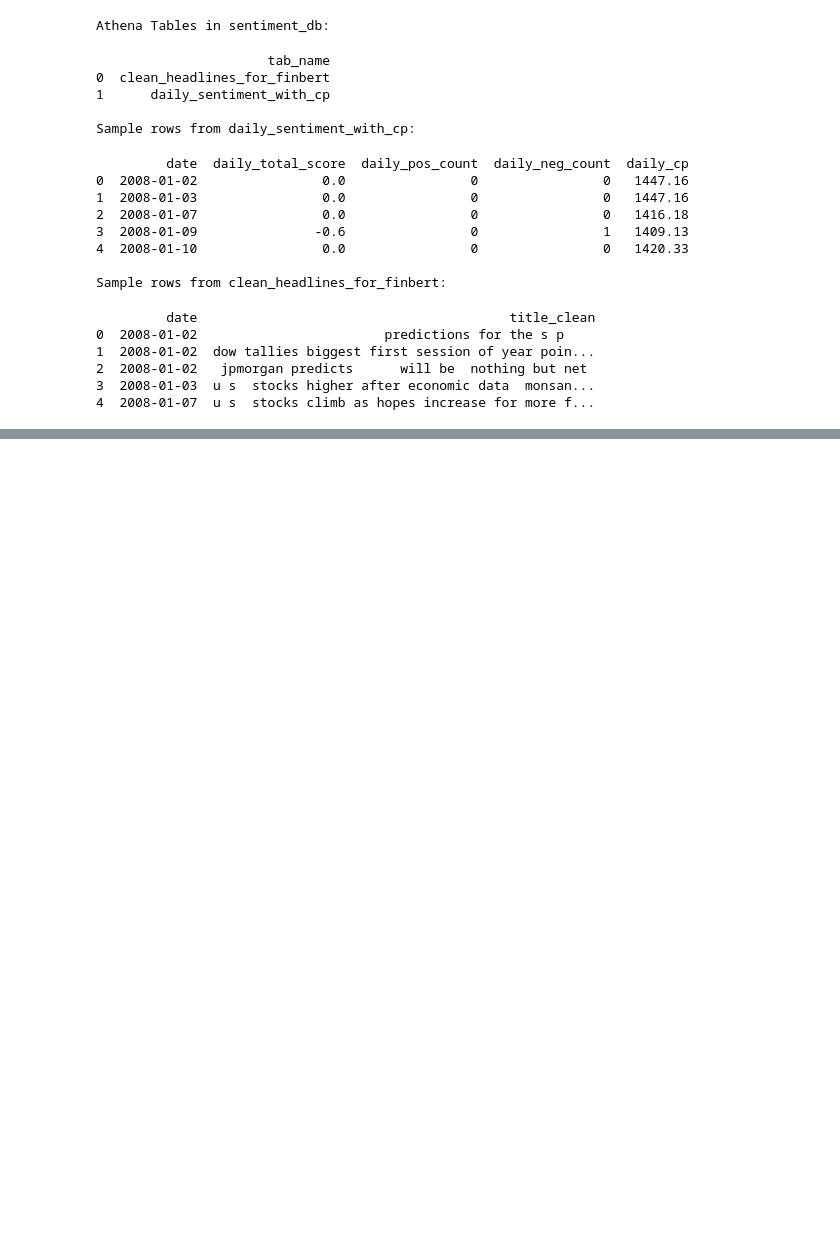
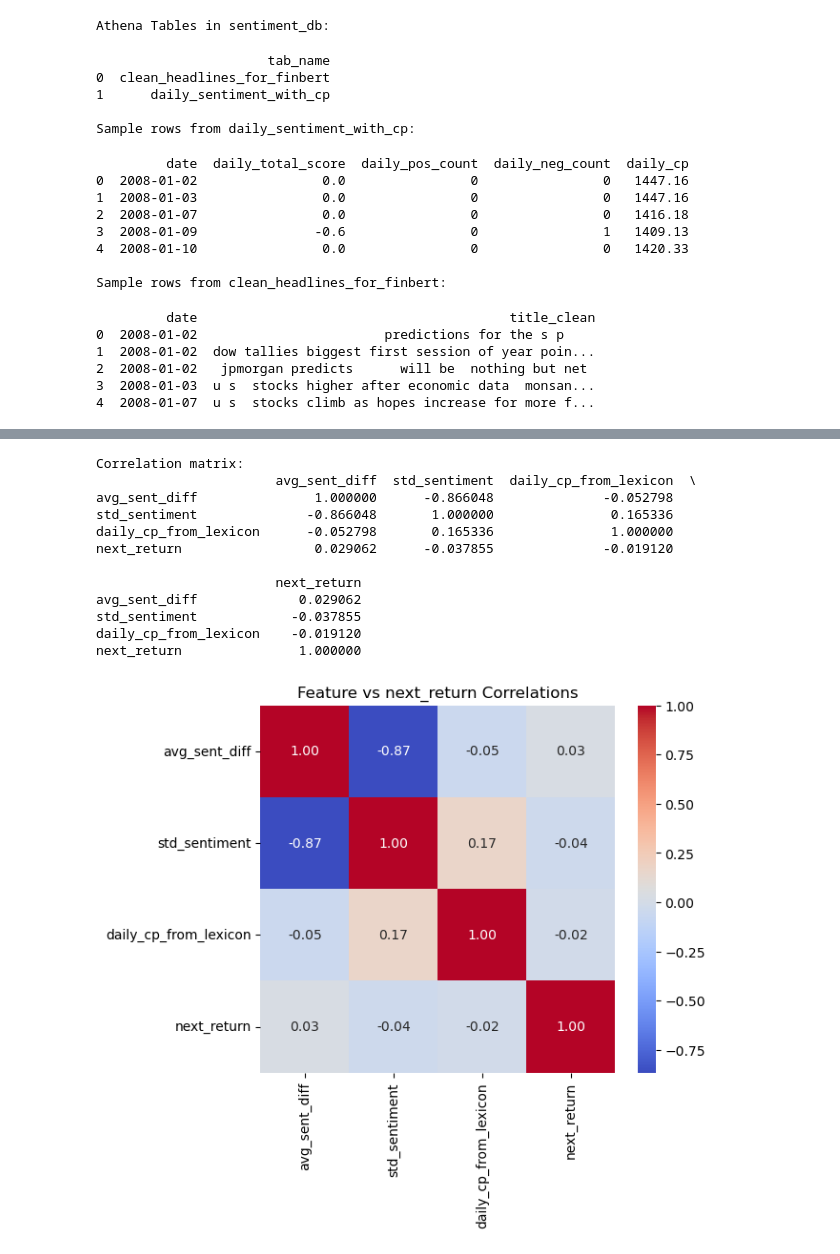
Before and after one commit to ZenWang00/TextAnalysisProject, a Jupyter notebook: notebooks/TextAnalysisProject_Implementation.ipynb, the cells around one changed output, grey strips where cells are left out. Saved outputs shown, nothing was run; the diff lists cells and outputs as text; code cells hidden in the pictures; blank space fills up the shorter version.

```diff
--- a/notebooks/TextAnalysisProject_Implementation.ipynb
+++ b/notebooks/TextAnalysisProject_Implementation.ipynb
@@ -260,0 +273,12 @@ print(df.head())
+# %%
+import boto3
+s3 = boto3.client("s3")
+bucket = "textdataproject-processed-features-zitian"
+prefix = "sentiment_per_headline"
+
+for date, sub_df in df_headlines.groupby("date"):
+    local_file = f"/tmp/sentiment_{date}.parquet"
+    sub_df.to_parquet(local_file, index=False, engine="pyarrow")
+    key = f"{prefix}/date={date}/sentiment.parquet"
+    s3.upload_file(local_file, bucket, key)
+    print(f"Uploaded date={date}  to  s3://{bucket}/{key}")
@@ -260,0 +288,56 @@ print(df.head())
+# %%
+import io
+import boto3
+import pandas as pd
+import numpy as np
+import matplotlib.pyplot as plt
+import seaborn as sns
+
+bucket = 'textdataproject-processed-features-zitian'
+prefix = 'daily_features_v2/'
+s3 = boto3.client('s3')
+
+parts = []
+paginator = s3.get_paginator('list_objects_v2')
+for page in paginator.paginate(Bucket=bucket, Prefix=prefix):
+    for obj in page['Contents']:
+        key = obj['Key']
+        if key.endswith('/'):
+            continue
+        data = s3.get_object(Bucket=bucket, Key=key)['Body'].read()
+        parts.append(pd.read_parquet(io.BytesIO(data)))
+
+df = pd.concat(parts, ignore_index=True)
+
+df = df.dropna(subset=["avg_sentiment", "std_sentiment", "daily_cp_from_lexicon", "next_return"])
+
+df["std_sentiment"] = df["std_sentiment"].fillna(0)
+
+global_avg = df["avg_sentiment"].mean()
+df["avg_sent_diff"] = df["avg_sentiment"] - global_avg
+
+cols = ["avg_sent_diff", "std_sentiment", "daily_cp_from_lexicon", "next_return"]
+df_sub = df[cols]
+
+corr_matrix = df_sub.corr()
+print("Correlation matrix:")
+print(corr_matrix)
+
+plt.figure(figsize=(6,5))
+sns.heatmap(corr_matrix, annot=True, fmt=".2f", cmap="coolwarm")
+plt.title("Feature vs next_return Correlations")
+plt.show()
+# %% [output]
+Correlation matrix:
+                       avg_sent_diff  std_sentiment  daily_cp_from_lexicon  \
+avg_sent_diff               1.000000      -0.866048              -0.052798
+std_sentiment              -0.866048       1.000000               0.165336
+daily_cp_from_lexicon      -0.052798       0.165336               1.000000
+next_return                 0.029062      -0.037855              -0.019120
+
+                       next_return
+avg_sent_diff             0.029062
+std_sentiment            -0.037855
+daily_cp_from_lexicon    -0.019120
+next_return               1.000000
+[figure, added]
```
Also changed, not shown: parts of 7 cells of this notebook, 13 other files.
